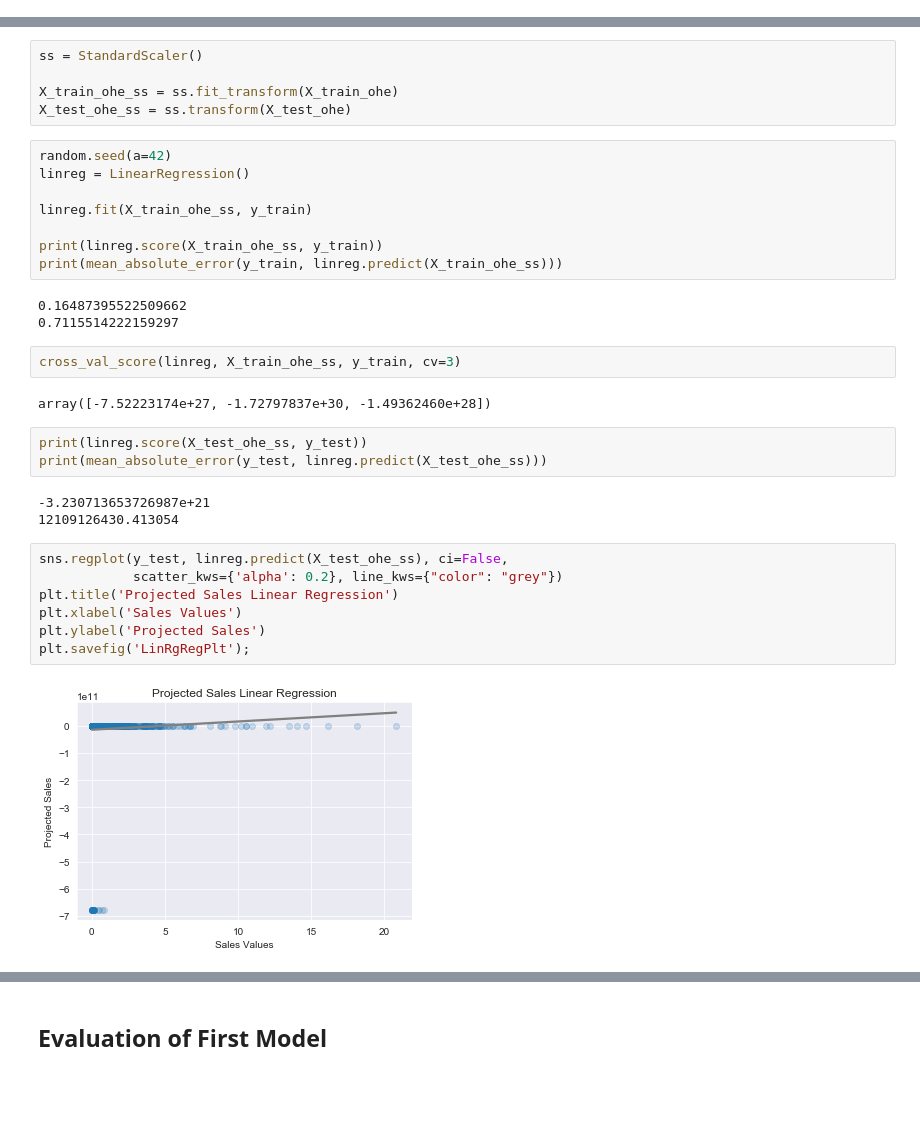
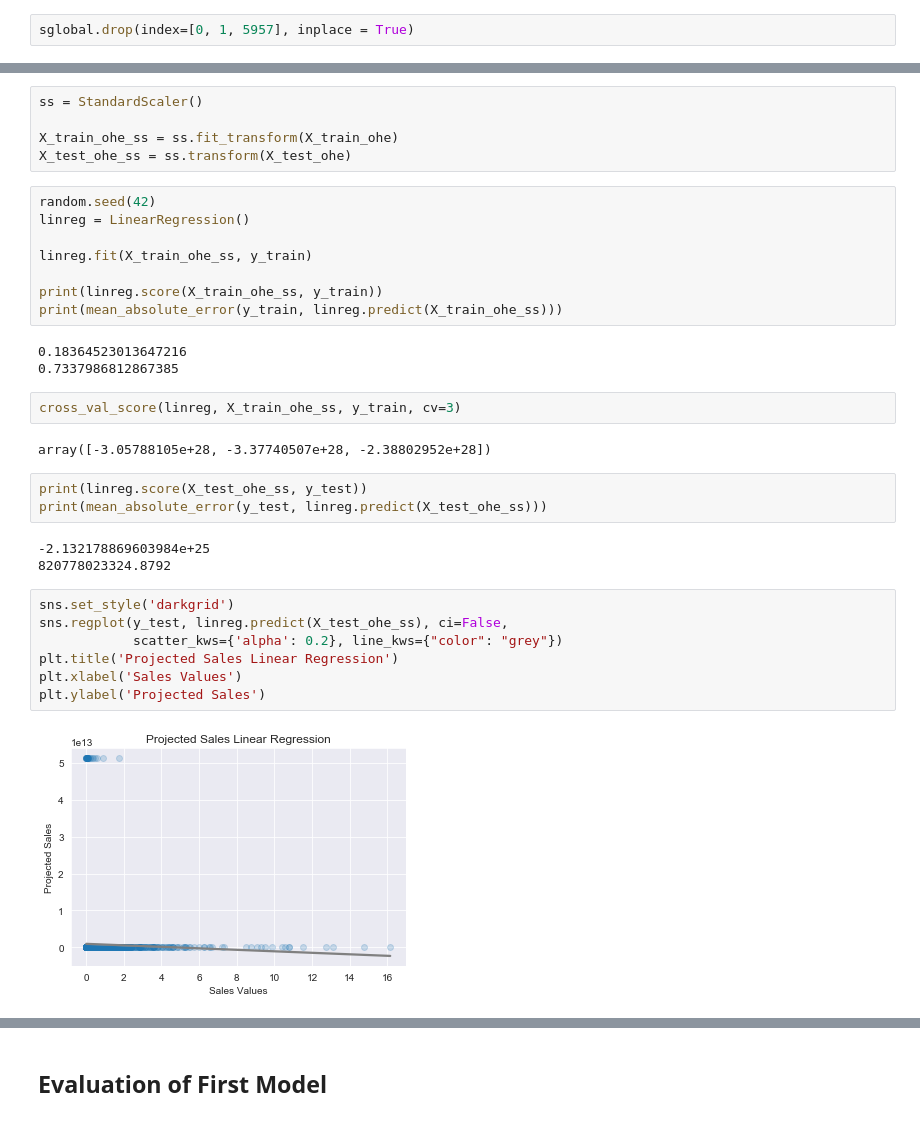
Before and after one commit to RCKettel/CapstoneProject, a Jupyter notebook: Projects/FinalNotebook.ipynb, the cells around one changed output, grey strips where cells are left out. Saved outputs shown, nothing was run; the diff lists cells and outputs as text; blank space fills up the shorter version.

```diff
--- a/Projects/FinalNotebook.ipynb
+++ b/Projects/FinalNotebook.ipynb
@@ -86,3 +87,5 @@ sglobal.head()
+# %%
+sglobal.drop(index=[0, 1, 5957], inplace = True)
 # %% [markdown]
 #### Dropping NaN values
 # %%
@@ -196,7 +209,7 @@ ss = StandardScaler()
 X_train_ohe_ss = ss.fit_transform(X_train_ohe)
 X_test_ohe_ss = ss.transform(X_test_ohe)
 # %%
-random.seed(a=42)
+random.seed(42)
 linreg = LinearRegression()
 
 linreg.fit(X_train_ohe_ss, y_train)
@@ -204,27 +217,27 @@ linreg.fit(X_train_ohe_ss, y_train)
 print(linreg.score(X_train_ohe_ss, y_train))
 print(mean_absolute_error(y_train, linreg.predict(X_train_ohe_ss)))
 # %% [output]
-0.16487395522509662
-0.7115514222159297
+0.18364523013647216
+0.7337986812867385
 # %%
 cross_val_score(linreg, X_train_ohe_ss, y_train, cv=3)
 # %% [output]
-array([-7.52223174e+27, -1.72797837e+30, -1.49362460e+28])
+array([-3.05788105e+28, -3.37740507e+28, -2.38802952e+28])
 # %%
 print(linreg.score(X_test_ohe_ss, y_test))
 print(mean_absolute_error(y_test, linreg.predict(X_test_ohe_ss)))
 # %% [output]
--3.230713653726987e+21
-12109126430.413054
+-2.132178869603984e+25
+820778023324.8792
 # %%
+sns.set_style('darkgrid')
 sns.regplot(y_test, linreg.predict(X_test_ohe_ss), ci=False,
             scatter_kws={'alpha': 0.2}, line_kws={"color": "grey"})
 plt.title('Projected Sales Linear Regression')
 plt.xlabel('Sales Values')
 plt.ylabel('Projected Sales')
-plt.savefig('LinRgRegPlt');
 # %% [output]
-[figure, old version]
+[figure, new version]
 # %%
 sns.residplot(y_test, linreg.predict(X_test_ohe_ss), scatter_kws={'alpha': 0.2})
 plt.title('Linear Regression Residuals')
```
Also changed, not shown: parts of 31 cells of this notebook, 17 other files.
